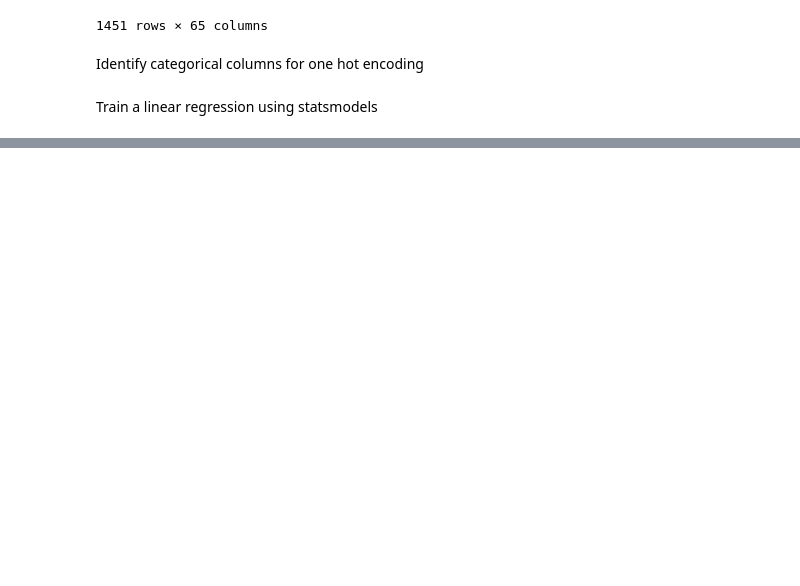
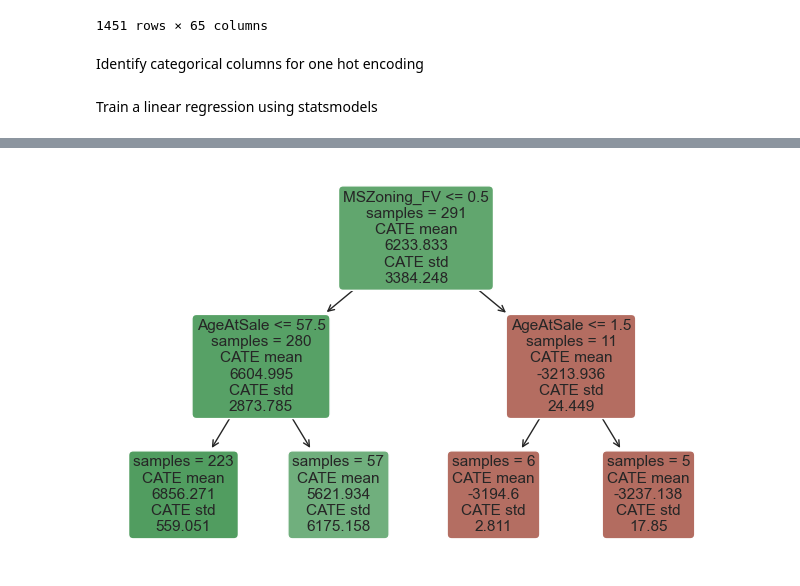
Before and after one commit to Tommylee1013/FinancialDeepLearning, a Jupyter notebook: EconMLNotes/Causal Interpretation for Ames Housing Price.ipynb, the cells around one changed output, grey strips where cells are left out. Cells and saved outputs as stored; diff of their text form; code cells hidden in the pictures; blank space fills up the shorter version.

```diff
--- a/EconMLNotes/Causal Interpretation for Ames Housing Price.ipynb
+++ b/EconMLNotes/Causal Interpretation for Ames Housing Price.ipynb
@@ -125,0 +201,26 @@ strong multicollinearity problems or that the design matrix is singular.
+# %%
+# keep top k features for causal analysis
+k = 5
+sorted_features = feature_importance['features']
+top_k_features = list(sorted_features.values)[:5]
+# %%
+from econml.solutions.causal_analysis import CausalAnalysis
+
+# initialize heterogeneity features
+hetero_cols = ['AgeAtSale', 'MSZoning']
+
+ca = CausalAnalysis(
+    feature_inds = top_k_features + [
+        'HasFireplace',
+        'HasPorch',
+        'HasDeck'
+    ],
+    categorical = categorial + ['HasFireplace', 'HasPorch', 'HasDeck', 'HasFence'],
+    heterogeneity_inds = hetero_cols,
+    classification = False,
+    nuisance_models = 'automl',
+    heterogeneity_model = 'linear',
+    n_jobs = -1,
+    random_state = 42,
+    upper_bound_on_cat_expansion = 6
+)
@@ -125,0 +419,11 @@ strong multicollinearity problems or that the design matrix is singular.
+# %%
+plt.figure(figsize = (8, 5))
+ca.plot_heterogeneity_tree(
+    x_test,
+    "HasFireplace",
+    max_depth=2,
+    min_impurity_decrease=1e-6,
+    min_samples_leaf = 5
+)
+# %% [output]
+[figure, added]
```
Also changed, not shown: parts of 27 cells of this notebook.
